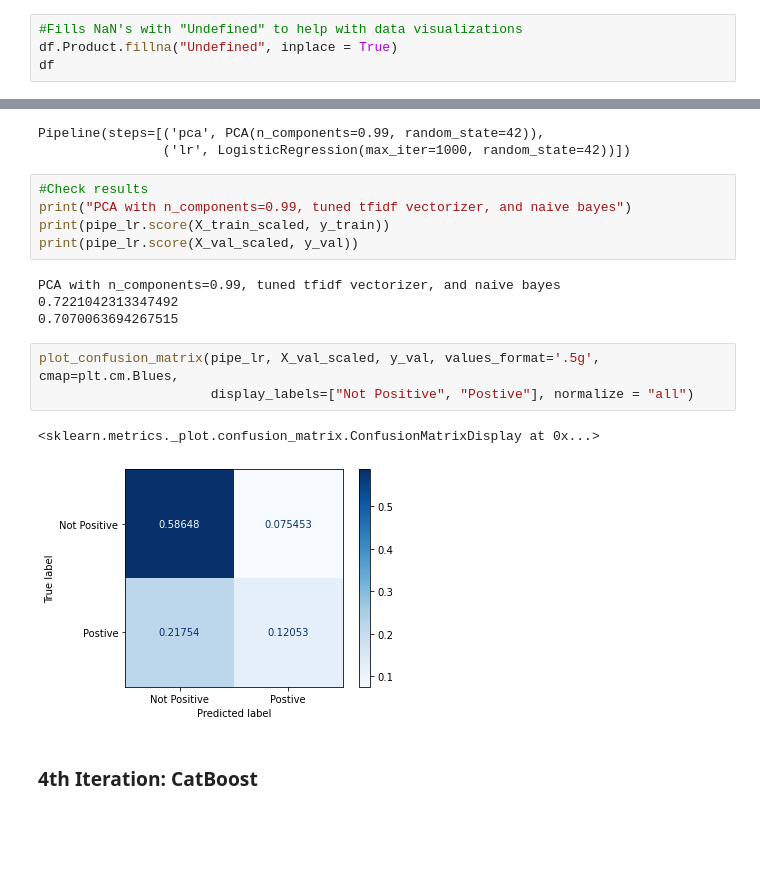
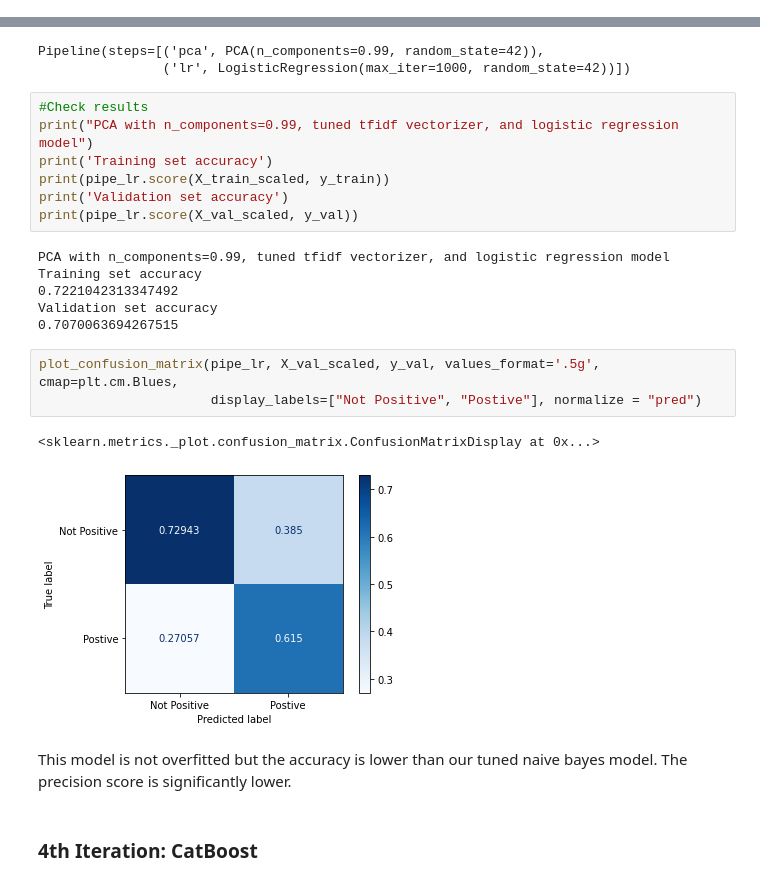
Before and after one commit to ElyLin/SentimentAnalysisProject, a Jupyter notebook: SentimentAnalysis.ipynb, the cells around one changed output, grey strips where cells are left out. Cells and saved outputs as stored; diff of their text form; blank space fills up the shorter version.

```diff
--- a/SentimentAnalysis.ipynb
+++ b/SentimentAnalysis.ipynb
@@ -250,7 +252,3 @@ df
 | 9067 | Google's Zeiger, a physician neve... | Undefined | No emotion |
 | 9068 | Some Verizon iPhone customers com... | Undefined | No emotion |
 9069 rows × 3 columns
-# %%
-#Fills NaN's with "Undefined" to help with data visualizations
-df.Product.fillna("Undefined", inplace = True)
-df
@@ -789,19 +845,25 @@ Pipeline(steps=[('pca', PCA(n_components=0.99, random_state=42)),
                 ('lr', LogisticRegression(max_iter=1000, random_state=42))])
 # %%
 #Check results
-print("PCA with n_components=0.99, tuned tfidf vectorizer, and naive bayes")
+print("PCA with n_components=0.99, tuned tfidf vectorizer, and logistic regression model")
+print('Training set accuracy')
 print(pipe_lr.score(X_train_scaled, y_train))
+print('Validation set accuracy')
 print(pipe_lr.score(X_val_scaled, y_val))
 # %% [output]
-PCA with n_components=0.99, tuned tfidf vectorizer, and naive bayes
+PCA with n_components=0.99, tuned tfidf vectorizer, and logistic regression model
+Training set accuracy
 0.7221042313347492
+Validation set accuracy
 0.7070063694267515
 # %%
 plot_confusion_matrix(pipe_lr, X_val_scaled, y_val, values_format='.5g', cmap=plt.cm.Blues,
-                      display_labels=["Not Positive", "Postive"], normalize = "all")
+                      display_labels=["Not Positive", "Postive"], normalize = "pred")
 # %% [output]
 <sklearn.metrics._plot.confusion_matrix.ConfusionMatrixDisplay at 0x...>
-[figure, old version]
+[figure, new version]
+# %% [markdown]
+This model is not overfitted but the accuracy is lower than our tuned naive bayes model. The precision score is significantly lower.
 # %% [markdown]
 ### 4th Iteration: CatBoost
 # %%
```
Also changed, not shown: parts of 65 cells of this notebook.
